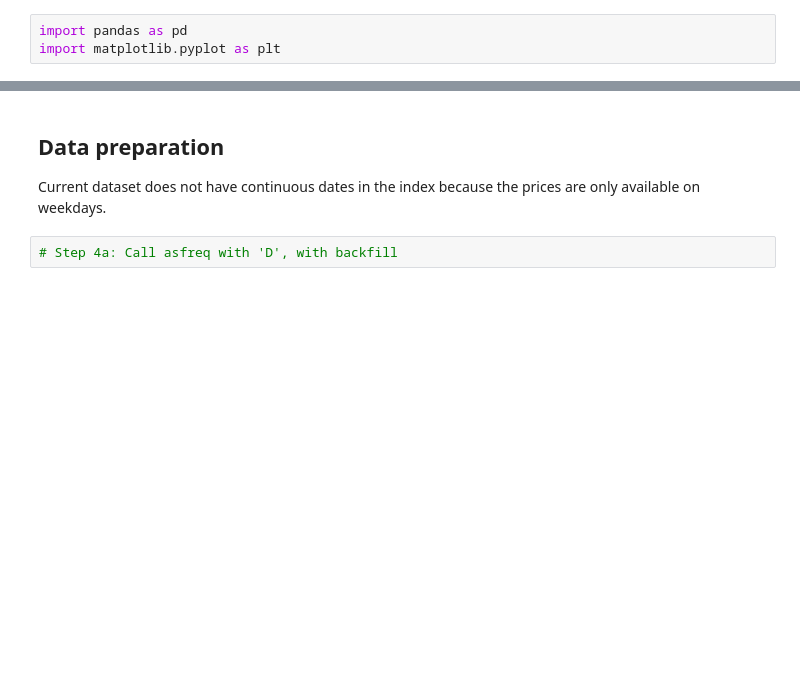
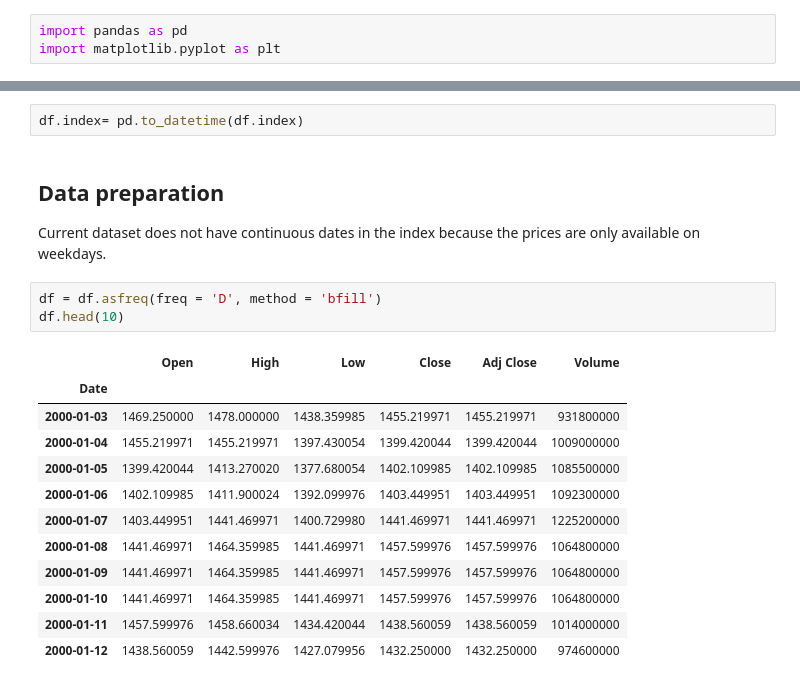
Before and after one commit to daanishrasheed/finance-stocks-LSTM, a Jupyter notebook: ARIMA_model.ipynb, the cells around one changed output, grey strips where cells are left out. Drawn from its saved outputs; the diff is of its cells as text; blank space fills up the shorter version.

```diff
--- a/ARIMA_model.ipynb
+++ b/ARIMA_model.ipynb
@@ -44,9 +46,25 @@ df.plot(kind = 'line', x = 'Date', y = 'Open', ax = ax)
 plt.show()
 # %% [output]
 [figure]
+# %%
+df.index= pd.to_datetime(df.index)
 # %% [markdown]
 ## Data preparation
 
 Current dataset does not have continuous dates in the index because the prices are only available on weekdays.
-# %%
-# Step 4a: Call asfreq with 'D', with backfill
+# %%
+df = df.asfreq(freq = 'D', method = 'bfill')
+df.head(10)
+# %% [output]
+|  | Open | High | Low | Close | Adj Close | Volume |
+| Date |  |  |  |  |  |  |
+| 2000-01-03 | 1469.250000 | 1478.000000 | 1438.359985 | 1455.219971 | 1455.219971 | 931800000 |
+| 2000-01-04 | 1455.219971 | 1455.219971 | 1397.430054 | 1399.420044 | 1399.420044 | 1009000000 |
+| 2000-01-05 | 1399.420044 | 1413.270020 | 1377.680054 | 1402.109985 | 1402.109985 | 1085500000 |
+| 2000-01-06 | 1402.109985 | 1411.900024 | 1392.099976 | 1403.449951 | 1403.449951 | 1092300000 |
+| 2000-01-07 | 1403.449951 | 1441.469971 | 1400.729980 | 1441.469971 | 1441.469971 | 1225200000 |
+| 2000-01-08 | 1441.469971 | 1464.359985 | 1441.469971 | 1457.599976 | 1457.599976 | 1064800000 |
+| 2000-01-09 | 1441.469971 | 1464.359985 | 1441.469971 | 1457.599976 | 1457.599976 | 1064800000 |
+| 2000-01-10 | 1441.469971 | 1464.359985 | 1441.469971 | 1457.599976 | 1457.599976 | 1064800000 |
+| 2000-01-11 | 1457.599976 | 1458.660034 | 1434.420044 | 1438.560059 | 1438.560059 | 1014000000 |
+| 2000-01-12 | 1438.560059 | 1442.599976 | 1427.079956 | 1432.250000 | 1432.250000 | 974600000 |
```
Also changed, not shown: parts of 7 cells of this notebook.
